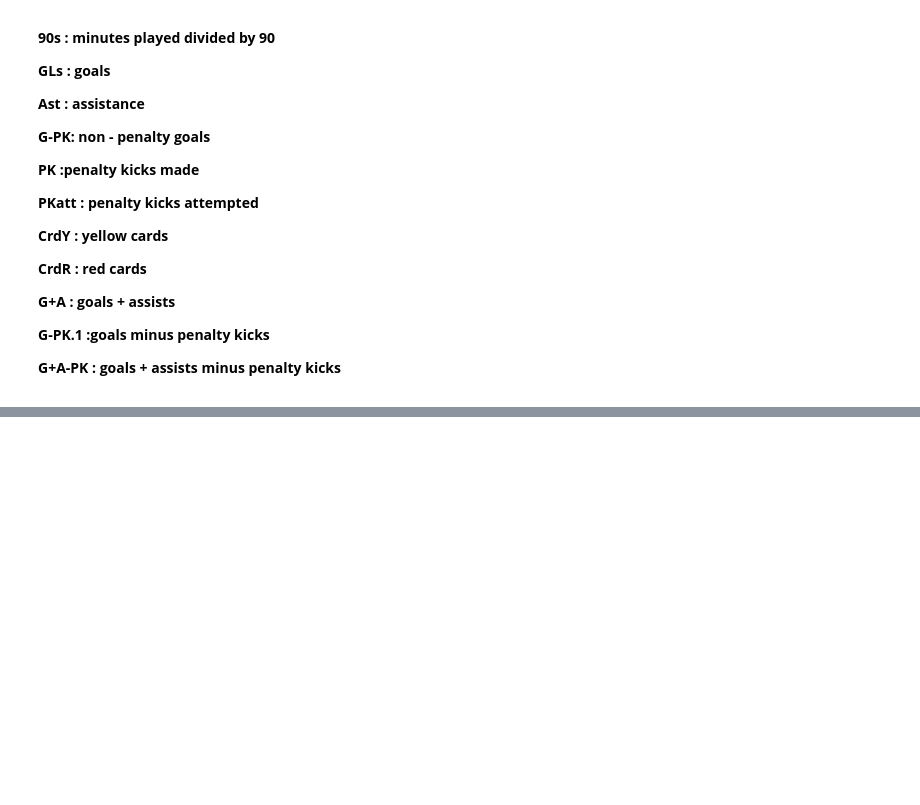
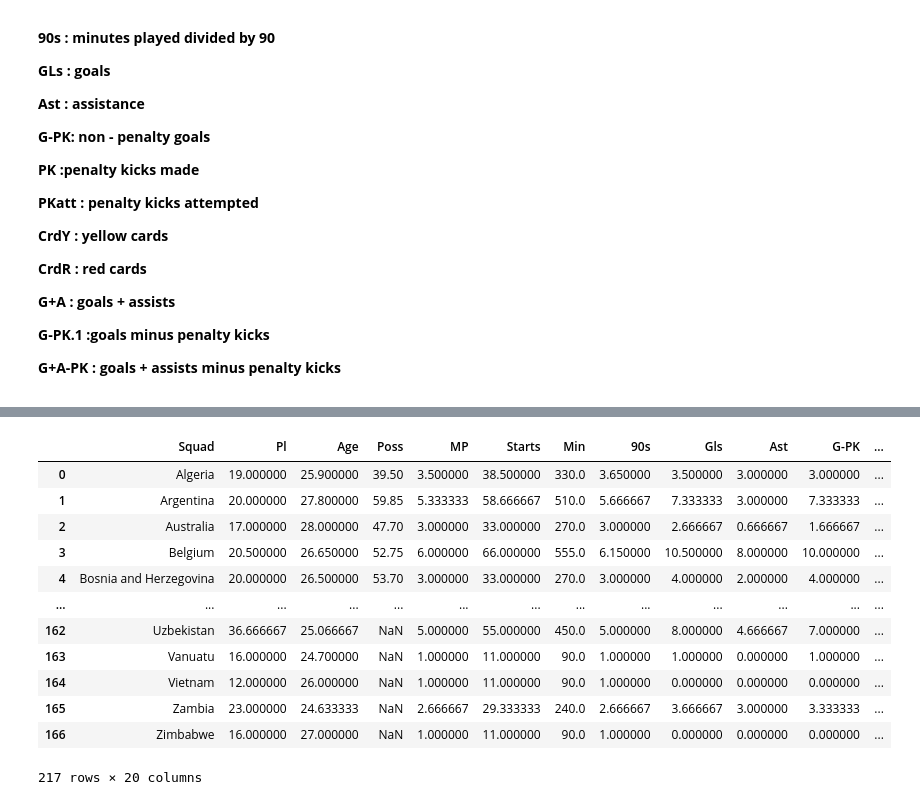
Before and after one commit to SoccerPred/stunning-octo-train, a Jupyter notebook: data mining/mine_and_merge_teams_stats_dataframes.ipynb, the cells around one changed output, grey strips where cells are left out. Cells and saved outputs as stored; diff of their text form; code cells hidden in the pictures; blank space fills up the shorter version.

```diff
--- a/data mining/mine_and_merge_teams_stats_dataframes.ipynb
+++ b/data mining/mine_and_merge_teams_stats_dataframes.ipynb
@@ -303,0 +494,17 @@ G+A-PK : goals + assists minus penalty kicks
+# %%
+df_all3 = pd.concat([df_all,df_all2])
+df_all3
+# %% [output]
+|  | Squad | Pl | Age | Poss | MP | Starts | Min | 90s | Gls | Ast | G-PK | ... |
+| 0 | Algeria | 19.000000 | 25.900000 | 39.50 | 3.500000 | 38.500000 | 330.0 | 3.650000 | 3.500000 | 3.000000 | 3.000000 | ... |
+| 1 | Argentina | 20.000000 | 27.800000 | 59.85 | 5.333333 | 58.666667 | 510.0 | 5.666667 | 7.333333 | 3.000000 | 7.333333 | ... |
+| 2 | Australia | 17.000000 | 28.000000 | 47.70 | 3.000000 | 33.000000 | 270.0 | 3.000000 | 2.666667 | 0.666667 | 1.666667 | ... |
+| 3 | Belgium | 20.500000 | 26.650000 | 52.75 | 6.000000 | 66.000000 | 555.0 | 6.150000 | 10.500000 | 8.000000 | 10.000000 | ... |
+| 4 | Bosnia and Herzegovina | 20.000000 | 26.500000 | 53.70 | 3.000000 | 33.000000 | 270.0 | 3.000000 | 4.000000 | 2.000000 | 4.000000 | ... |
+| ... | ... | ... | ... | ... | ... | ... | ... | ... | ... | ... | ... | ... |
+| 162 | Uzbekistan | 36.666667 | 25.066667 | NaN | 5.000000 | 55.000000 | 450.0 | 5.000000 | 8.000000 | 4.666667 | 7.000000 | ... |
+| 163 | Vanuatu | 16.000000 | 24.700000 | NaN | 1.000000 | 11.000000 | 90.0 | 1.000000 | 1.000000 | 0.000000 | 1.000000 | ... |
+| 164 | Vietnam | 12.000000 | 26.000000 | NaN | 1.000000 | 11.000000 | 90.0 | 1.000000 | 0.000000 | 0.000000 | 0.000000 | ... |
+| 165 | Zambia | 23.000000 | 24.633333 | NaN | 2.666667 | 29.333333 | 240.0 | 2.666667 | 3.666667 | 3.000000 | 3.333333 | ... |
+| 166 | Zimbabwe | 16.000000 | 27.000000 | NaN | 1.000000 | 11.000000 | 90.0 | 1.000000 | 0.000000 | 0.000000 | 0.000000 | ... |
+217 rows × 20 columns
```
Also changed, not shown: parts of 19 cells of this notebook.
